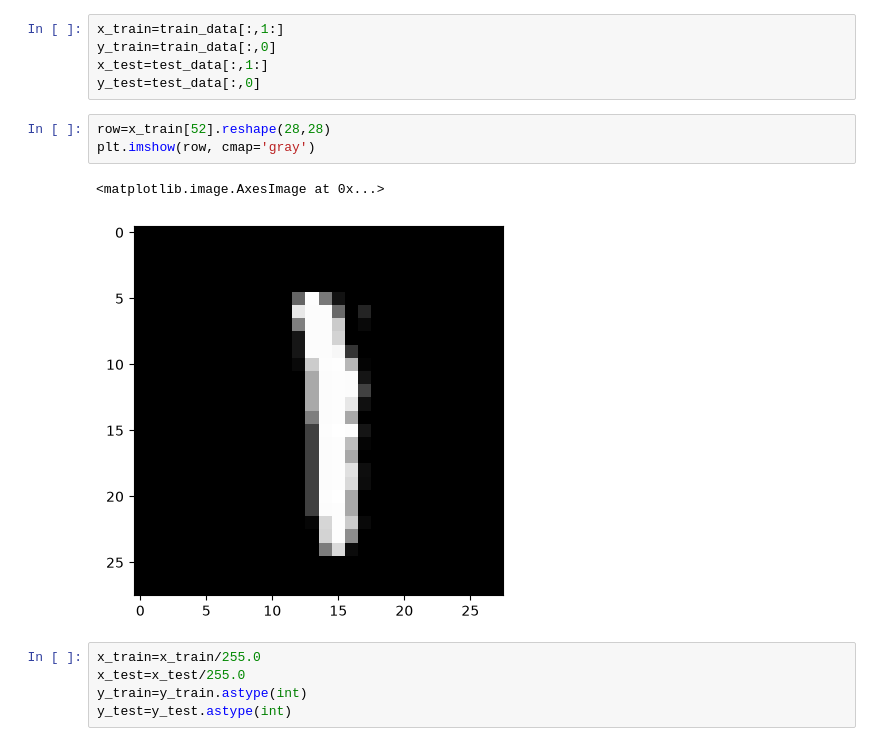
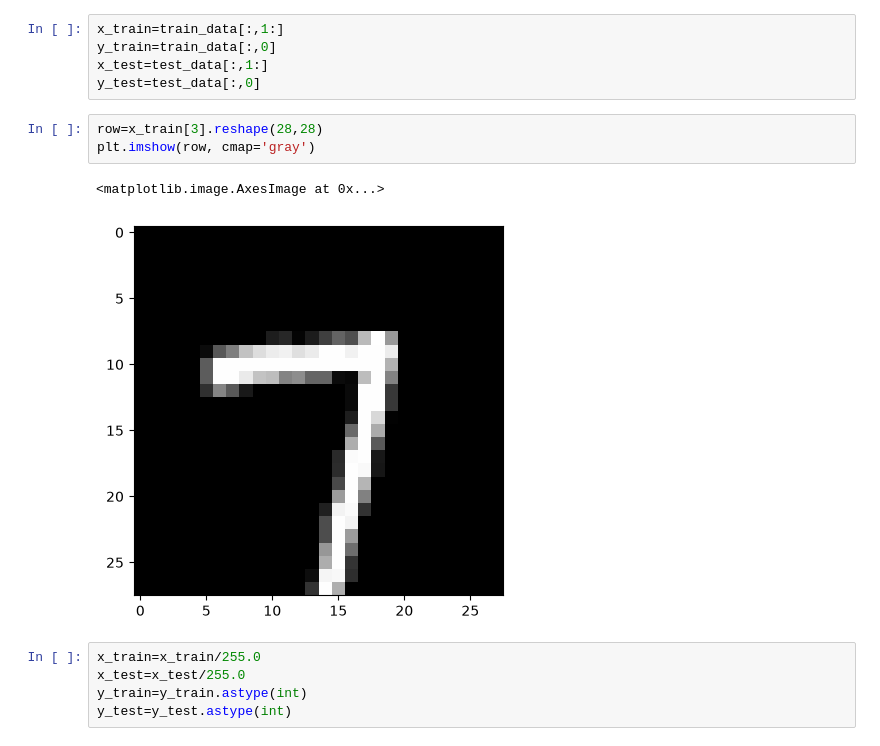
Before and after one commit to AKengg1/Digit_predictor, a Jupyter notebook: model/exploration.ipynb, the cells around one changed output. Drawn from its saved outputs; the diff is of its cells as text.

```diff
--- a/model/exploration.ipynb
+++ b/model/exploration.ipynb
@@ -33,11 +35,11 @@ y_train=train_data[:,0]
 x_test=test_data[:,1:]
 y_test=test_data[:,0]
 # %%
-row=x_train[52].reshape(28,28)
+row=x_train[3].reshape(28,28)
 plt.imshow(row, cmap='gray')
 # %% [output]
 <matplotlib.image.AxesImage at 0x...>
-[figure, old version]
+[figure, new version]
 # %%
 x_train=x_train/255.0
 x_test=x_test/255.0
```
Also changed, not shown: parts of 14 cells of this notebook, 13 other files.
